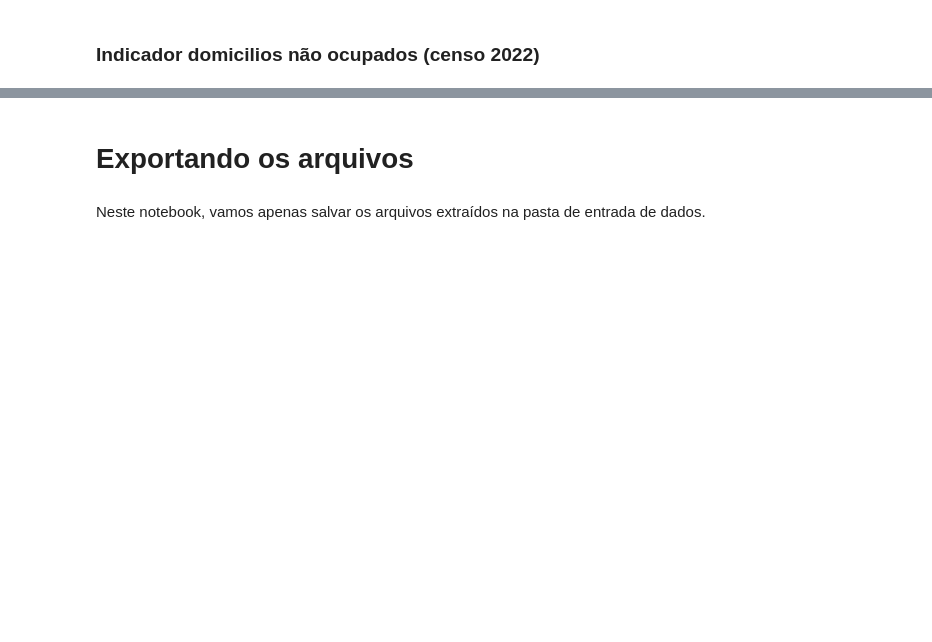
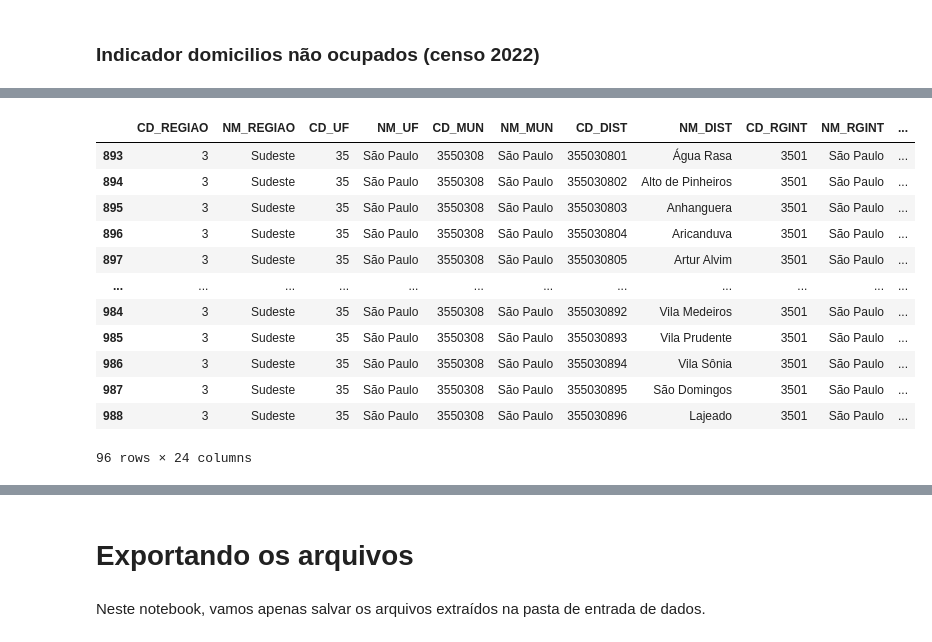
Before and after one commit to ObservatorioPoliticasTCM/datasp-dados, a Jupyter notebook: notebooks/urbanismo/07 Censo - extração.ipynb, the cells around one changed output, grey strips where cells are left out. Drawn from its saved outputs; the diff is of its cells as text; code cells hidden in the pictures; blank space fills up the shorter version.

```diff
--- a/notebooks/urbanismo/07 Censo - extração.ipynb
+++ b/notebooks/urbanismo/07 Censo - extração.ipynb
@@ -78,0 +51,16 @@ indicador_domicilios_nao_ocupados_df
+# %%
+dist_censo
+# %% [output]
+|  | CD_REGIAO | NM_REGIAO | CD_UF | NM_UF | CD_MUN | NM_MUN | CD_DIST | NM_DIST | CD_RGINT | NM_RGINT | ... |
+| 893 | 3 | Sudeste | 35 | São Paulo | 3550308 | São Paulo | 355030801 | Água Rasa | 3501 | São Paulo | ... |
+| 894 | 3 | Sudeste | 35 | São Paulo | 3550308 | São Paulo | 355030802 | Alto de Pinheiros | 3501 | São Paulo | ... |
+| 895 | 3 | Sudeste | 35 | São Paulo | 3550308 | São Paulo | 355030803 | Anhanguera | 3501 | São Paulo | ... |
+| 896 | 3 | Sudeste | 35 | São Paulo | 3550308 | São Paulo | 355030804 | Aricanduva | 3501 | São Paulo | ... |
+| 897 | 3 | Sudeste | 35 | São Paulo | 3550308 | São Paulo | 355030805 | Artur Alvim | 3501 | São Paulo | ... |
+| ... | ... | ... | ... | ... | ... | ... | ... | ... | ... | ... | ... |
+| 984 | 3 | Sudeste | 35 | São Paulo | 3550308 | São Paulo | 355030892 | Vila Medeiros | 3501 | São Paulo | ... |
+| 985 | 3 | Sudeste | 35 | São Paulo | 3550308 | São Paulo | 355030893 | Vila Prudente | 3501 | São Paulo | ... |
+| 986 | 3 | Sudeste | 35 | São Paulo | 3550308 | São Paulo | 355030894 | Vila Sônia | 3501 | São Paulo | ... |
+| 987 | 3 | Sudeste | 35 | São Paulo | 3550308 | São Paulo | 355030895 | São Domingos | 3501 | São Paulo | ... |
+| 988 | 3 | Sudeste | 35 | São Paulo | 3550308 | São Paulo | 355030896 | Lajeado | 3501 | São Paulo | ... |
+96 rows × 24 columns
```
Also changed, not shown: parts of 12 cells of this notebook.
